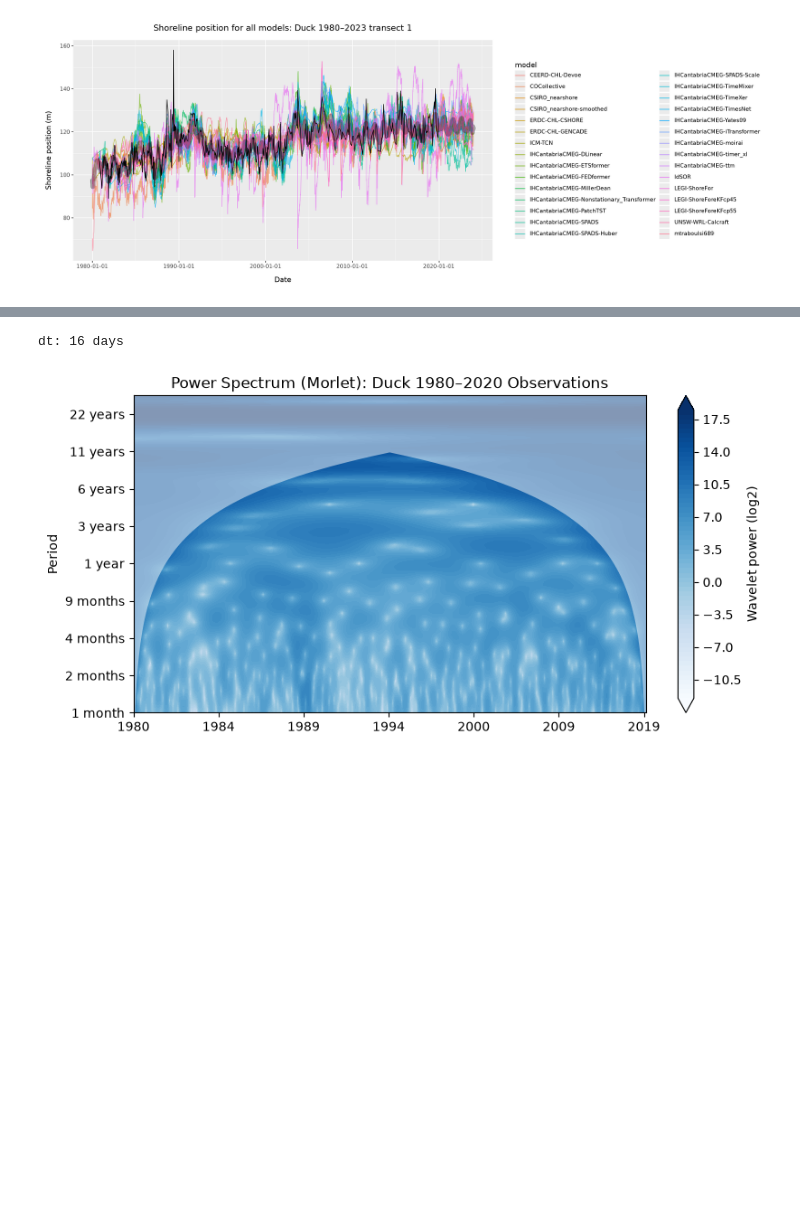
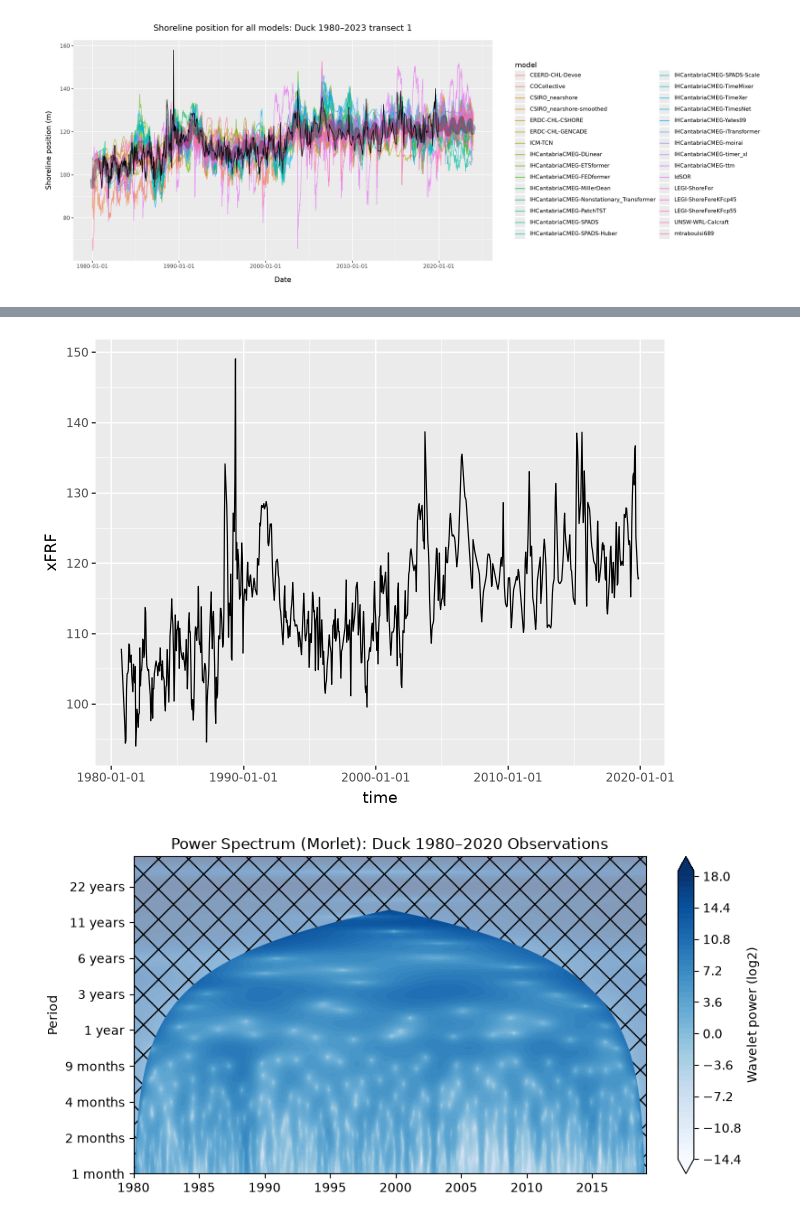
Before and after one commit to samnystrom/shoreshop3-analysis, a Jupyter notebook: analysis.ipynb, the cells around one changed output, grey strips where cells are left out. Cells and saved outputs as stored; diff of their text form; code cells hidden in the pictures; blank space fills up the shorter version.

```diff
--- a/analysis.ipynb
+++ b/analysis.ipynb
@@ -292,10 +464,13 @@ fig
+# %%
+pn.ggplot(input_duck_cur_interp) + pn.geom_line(pn.aes('time', 'xFRF', group=1)) + pn.scale_x_date()
+# %% [output]
+[figure, added]
 # %%
-dt = pd.to_datetime(input_duck_cur['time']).diff().median().days
-# is this allowed?? can we just use the average dt here?
-print(f'dt: {dt} days')
-obs_fig = plot_wavelet(input_duck_cur, col='xFRF', dt=dt, title='Power Spectrum (Morlet): Duck 1980–2020 Observations')
+obs_wavelet = CWT(input_duck_cur_interp['date'], input_duck_cur_interp['xFRF'].values, dt=interp_dt, dj=1/12, s0=-1, J=-1, wavelet='morlet', freqs=None)
+
+obs_fig = obs_wavelet.plot(title='Power Spectrum (Morlet): Duck 1980–2020 Observations')
+
 #obs_fig.set_size_inches(12, 6)
 obs_fig
 # %% [output]
-dt: 16 days
-[figure, old version]
+[figure, new version]
```
Also changed, not shown: parts of 13 cells of this notebook.
